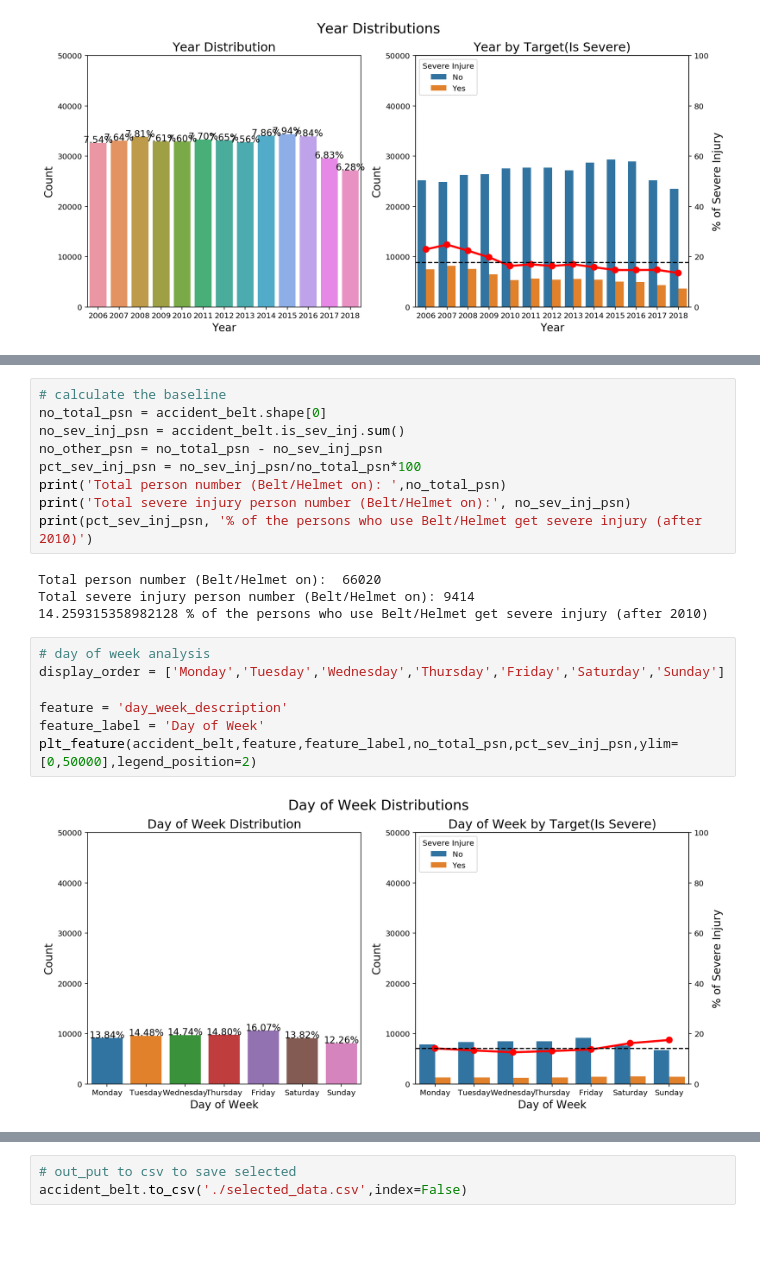
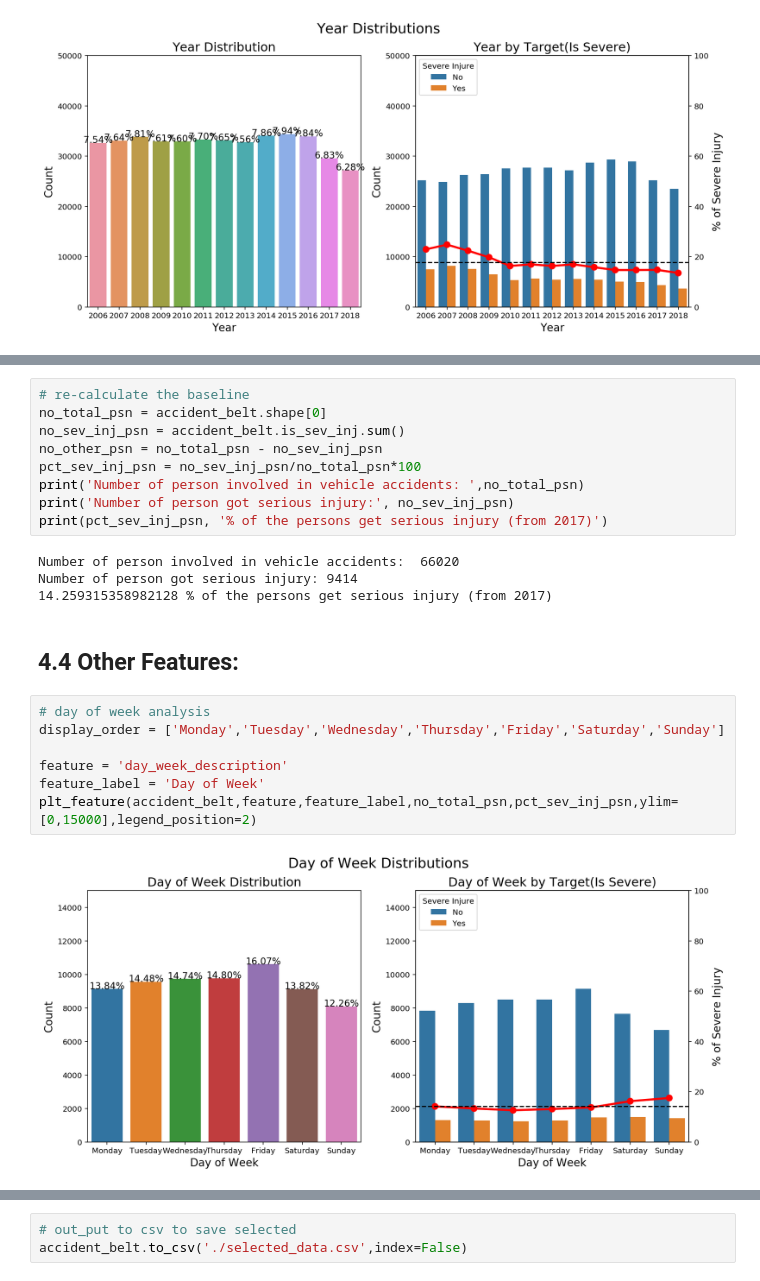
Before and after one commit to Bei-He/VehicleCrashRiskPrediction, a Jupyter notebook: CapstoneProject-Person-Oversampling-OneHotEncoding.ipynb, the cells around one changed output, grey strips where cells are left out. Drawn from its saved outputs; the diff is of its cells as text; blank space fills up the shorter version.

```diff
--- a/CapstoneProject-Person-Oversampling-OneHotEncoding.ipynb
+++ b/CapstoneProject-Person-Oversampling-OneHotEncoding.ipynb
@@ -352,27 +366,29 @@ accident_belt.shape
 # %% [output]
 (66020, 101)
 # %%
-# calculate the baseline
+# re-calculate the baseline
 no_total_psn = accident_belt.shape[0]
 no_sev_inj_psn = accident_belt.is_sev_inj.sum()
 no_other_psn = no_total_psn - no_sev_inj_psn
 pct_sev_inj_psn = no_sev_inj_psn/no_total_psn*100
-print('Total person number (Belt/Helmet on): ',no_total_psn)
-print('Total severe injury person number (Belt/Helmet on):', no_sev_inj_psn)
-print(pct_sev_inj_psn, '% of the persons who use Belt/Helmet get severe injury (after 2010)')
+print('Number of person involved in vehicle accidents: ',no_total_psn)
+print('Number of person got serious injury:', no_sev_inj_psn)
+print(pct_sev_inj_psn, '% of the persons get serious injury (from 2017)')
 # %% [output]
-Total person number (Belt/Helmet on):  66020
-Total severe injury person number (Belt/Helmet on): 9414
-14.259315358982128 % of the persons who use Belt/Helmet get severe injury (after 2010)
+Number of person involved in vehicle accidents:  66020
+Number of person got serious injury: 9414
+14.259315358982128 % of the persons get serious injury (from 2017)
+# %% [markdown]
+## 4.4 Other Features:
 # %%
 # day of week analysis
 display_order = ['Monday','Tuesday','Wednesday','Thursday','Friday','Saturday','Sunday']
 
 feature = 'day_week_description'
 feature_label = 'Day of Week'
-plt_feature(accident_belt,feature,feature_label,no_total_psn,pct_sev_inj_psn,ylim=[0,50000],legend_position=2)
+plt_feature(accident_belt,feature,feature_label,no_total_psn,pct_sev_inj_psn,ylim=[0,15000],legend_position=2)
 # %% [output]
-[figure, old version]
+[figure, new version]
 # %%
 # month analysis
 display_order = ['01','02','03','04','05','06','07','08','09','10','11','12'] # 12 months
```
Also changed, not shown: parts of 81 cells of this notebook, 1 other file.
